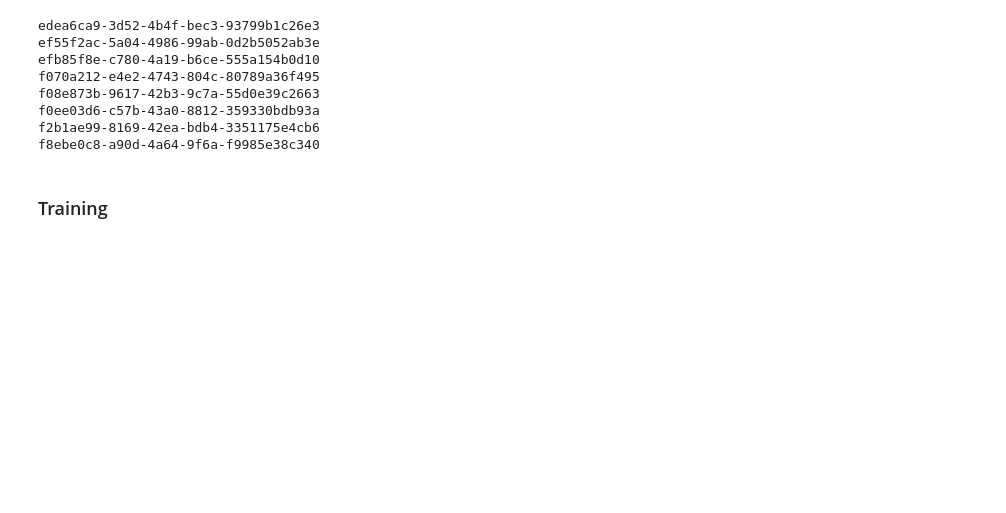
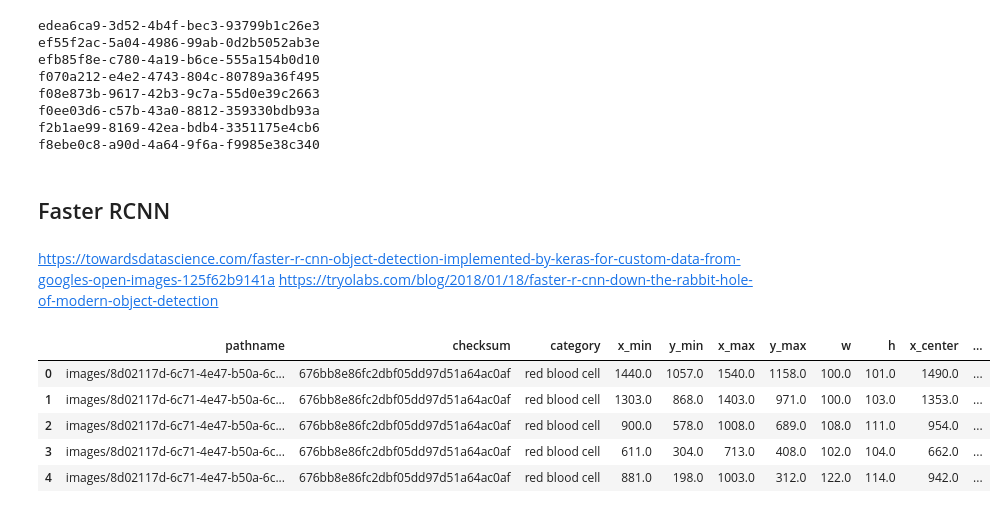
Before and after one commit to PhamVuThuNguyet/malaria-detection, a Jupyter notebook: notebooks/Models.ipynb, the cells around one changed output. Saved outputs shown, nothing was run; the diff lists cells and outputs as text; code cells hidden in the pictures; blank space fills up the shorter version.

```diff
--- a/notebooks/Models.ipynb
+++ b/notebooks/Models.ipynb
@@ -442,4 +455,16 @@ f0ee03d6-c57b-43a0-8812-359330bdb93a
 f2b1ae99-8169-42ea-bdb4-3351175e4cb6
 f8ebe0c8-a90d-4a64-9f6a-f9985e38c340
 # %% [markdown]
-### Training
+## Faster RCNN
+# %% [markdown]
+https://towardsdatascience.com/faster-r-cnn-object-detection-implemented-by-keras-for-custom-data-from-googles-open-images-125f62b9141a
+https://tryolabs.com/blog/2018/01/18/faster-r-cnn-down-the-rabbit-hole-of-modern-object-detection
+# %%
+df.head()
+# %% [output]
+|  | pathname | checksum | category | x_min | y_min | x_max | y_max | w | h | x_center | ... |
+| 0 | images/8d02117d-6c71-4e47-b50a-6c... | 676bb8e86fc2dbf05dd97d51a64ac0af | red blood cell | 1440.0 | 1057.0 | 1540.0 | 1158.0 | 100.0 | 101.0 | 1490.0 | ... |
+| 1 | images/8d02117d-6c71-4e47-b50a-6c... | 676bb8e86fc2dbf05dd97d51a64ac0af | red blood cell | 1303.0 | 868.0 | 1403.0 | 971.0 | 100.0 | 103.0 | 1353.0 | ... |
+| 2 | images/8d02117d-6c71-4e47-b50a-6c... | 676bb8e86fc2dbf05dd97d51a64ac0af | red blood cell | 900.0 | 578.0 | 1008.0 | 689.0 | 108.0 | 111.0 | 954.0 | ... |
+| 3 | images/8d02117d-6c71-4e47-b50a-6c... | 676bb8e86fc2dbf05dd97d51a64ac0af | red blood cell | 611.0 | 304.0 | 713.0 | 408.0 | 102.0 | 104.0 | 662.0 | ... |
+| 4 | images/8d02117d-6c71-4e47-b50a-6c... | 676bb8e86fc2dbf05dd97d51a64ac0af | red blood cell | 881.0 | 198.0 | 1003.0 | 312.0 | 122.0 | 114.0 | 942.0 | ... |
```
Also changed, not shown: parts of 11 cells of this notebook, 16 other files.
